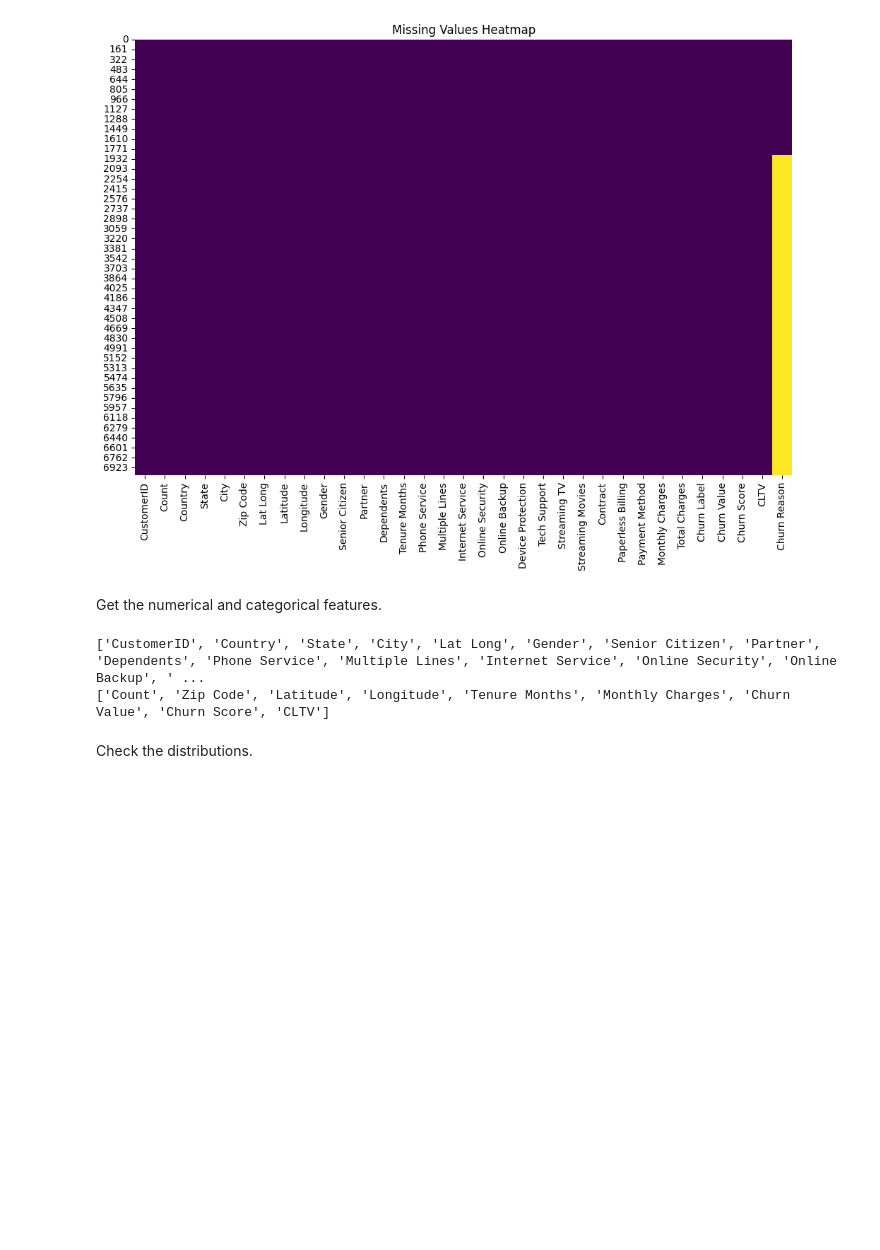
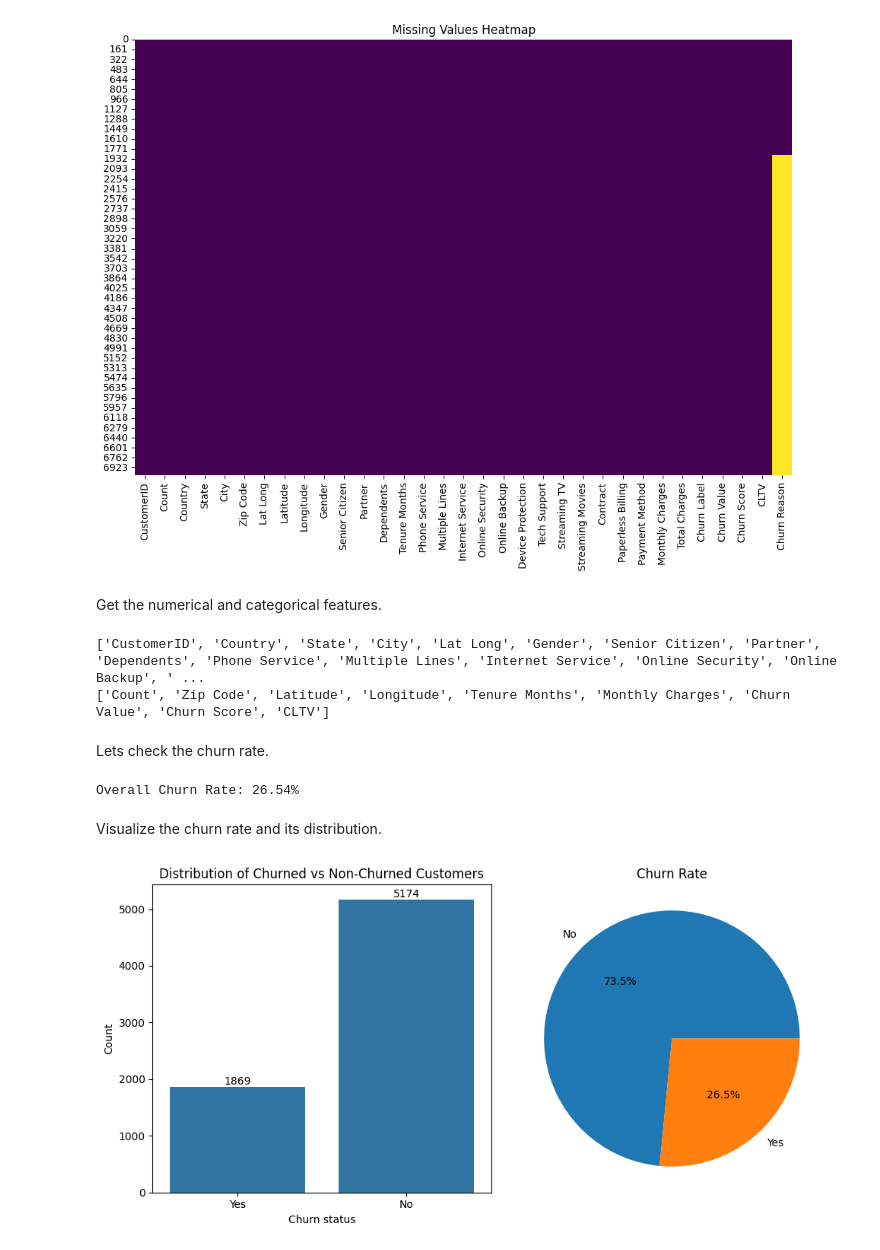
Before and after one commit to julsCadenas/DS-ML-Projects, a Jupyter notebook: CustomerChurnPrediction/notebooks/TelcoChurn/telco_eda.ipynb, the cells around one changed output. Cells and saved outputs as stored; diff of their text form; code cells hidden in the pictures; blank space fills up the shorter version.

```diff
--- a/CustomerChurnPrediction/notebooks/TelcoChurn/telco_eda.ipynb
+++ b/CustomerChurnPrediction/notebooks/TelcoChurn/telco_eda.ipynb
@@ -143,5 +143,35 @@ print(numerical_features)
 # %% [output]
 ['CustomerID', 'Country', 'State', 'City', 'Lat Long', 'Gender', 'Senior Citizen', 'Partner', 'Dependents', 'Phone Service', 'Multiple Lines', 'Internet Service', 'Online Security', 'Online Backup', ' ...
 ['Count', 'Zip Code', 'Latitude', 'Longitude', 'Tenure Months', 'Monthly Charges', 'Churn Value', 'Churn Score', 'CLTV']
-# %% [markdown]
-Check the distributions.
+# %% [markdown]
+Lets check the churn rate.
+# %%
+churn_rate = df['Churn Value'].mean() * 100
+print(f"Overall Churn Rate: {churn_rate:.2f}%")
+# %% [output]
+Overall Churn Rate: 26.54%
+# %% [markdown]
+Visualize the churn rate and its distribution.
+# %%
+def churn_dist(data, x, y, bar_title, pie_title):
+    fig, ax = plt.subplots(1, 2, figsize=(x, y))
+
+    # bar
+    bar = sns.countplot(ax=ax[0], x=data['Churn Label'], order=data['Churn Label'].value_counts(ascending=True).index)
+    bar.bar_label(bar.containers[0])
+    ax[0].set_title(bar_title)
+    ax[0].set_xlabel("Churn status")
+    ax[0].set_ylabel("Count")
+
+    # pie
+    churn_count = data['Churn Label'].value_counts()
+    ax[1].pie(churn_count, labels=churn_count.index, autopct='%1.1f%%')
+    ax[1].axis('equal')
+    ax[1].set_title(pie_title)
+
+    plt.tight_layout()
+    plt.show()
+
+churn_dist(df, 10, 5, "Distribution of Churned vs Non-Churned Customers", "Churn Rate")
+# %% [output]
+[figure, added]
```
Also changed, not shown: parts of 2 cells of this notebook.
